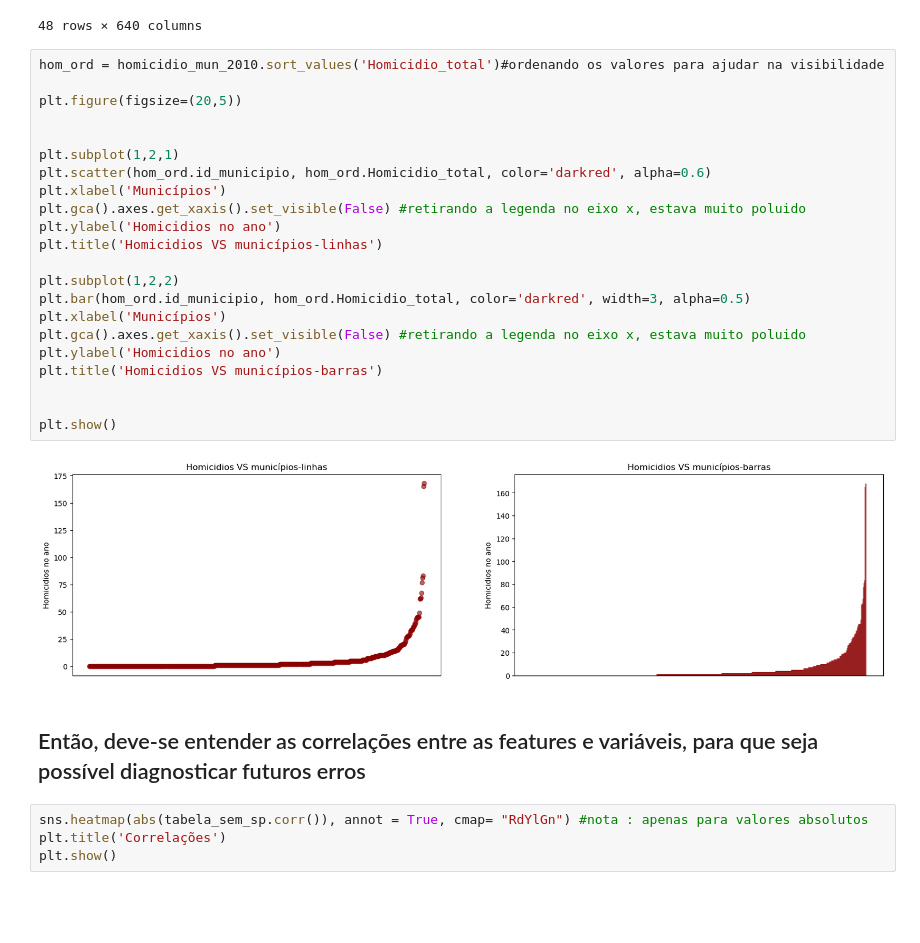
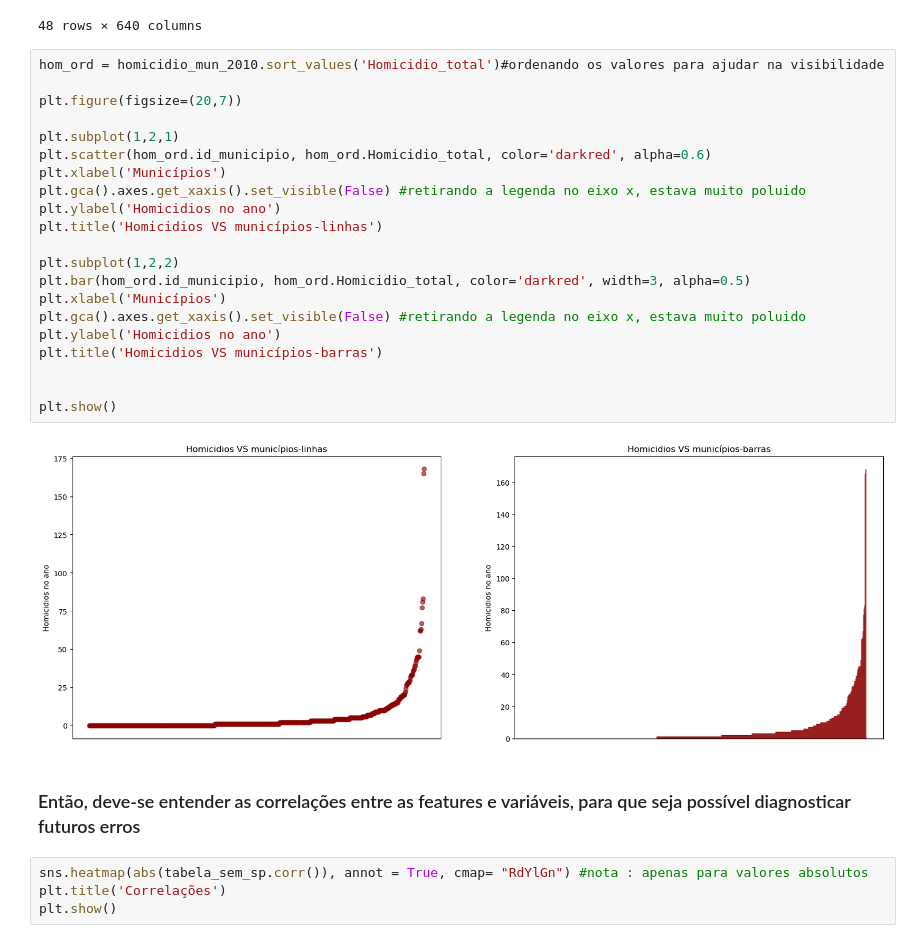
Before and after one commit to felipebns/P2_Cdados, a Jupyter notebook: p2_cdados.ipynb, the cells around one changed output. Saved outputs shown, nothing was run; the diff lists cells and outputs as text; blank space fills up the shorter version.

```diff
--- a/p2_cdados.ipynb
+++ b/p2_cdados.ipynb
@@ -102,29 +106,28 @@ pd.crosstab(homicidio_mun_2010.Homicidio_total, homicidio_mun_2010.id_municipio,
 # %%
 hom_ord = homicidio_mun_2010.sort_values('Homicidio_total')#ordenando os valores para ajudar na visibilidade
 
-plt.figure(figsize=(20,5))
-
+plt.figure(figsize=(20,7))
 
 plt.subplot(1,2,1)
 plt.scatter(hom_ord.id_municipio, hom_ord.Homicidio_total, color='darkred', alpha=0.6)
 plt.xlabel('Municípios')
 plt.gca().axes.get_xaxis().set_visible(False) #retirando a legenda no eixo x, estava muito poluido
 plt.ylabel('Homicidios no ano')
 plt.title('Homicidios VS municípios-linhas')
 
 plt.subplot(1,2,2)
 plt.bar(hom_ord.id_municipio, hom_ord.Homicidio_total, color='darkred', width=3, alpha=0.5)
 plt.xlabel('Municípios')
 plt.gca().axes.get_xaxis().set_visible(False) #retirando a legenda no eixo x, estava muito poluido
 plt.ylabel('Homicidios no ano')
 plt.title('Homicidios VS municípios-barras')
 
 
 plt.show()
 # %% [output]
-[figure, old version]
+[figure, new version]
 # %% [markdown]
- ## Então, deve-se entender as correlações entre as features e variáveis, para que seja possível diagnosticar futuros erros
+ ### Então, deve-se entender as correlações entre as features e variáveis, para que seja possível diagnosticar futuros erros
 # %%
 sns.heatmap(abs(tabela_sem_sp.corr()), annot = True, cmap= "RdYlGn") #nota : apenas para valores absolutos
 plt.title('Correlações')
```
Also changed, not shown: parts of 38 cells of this notebook.
